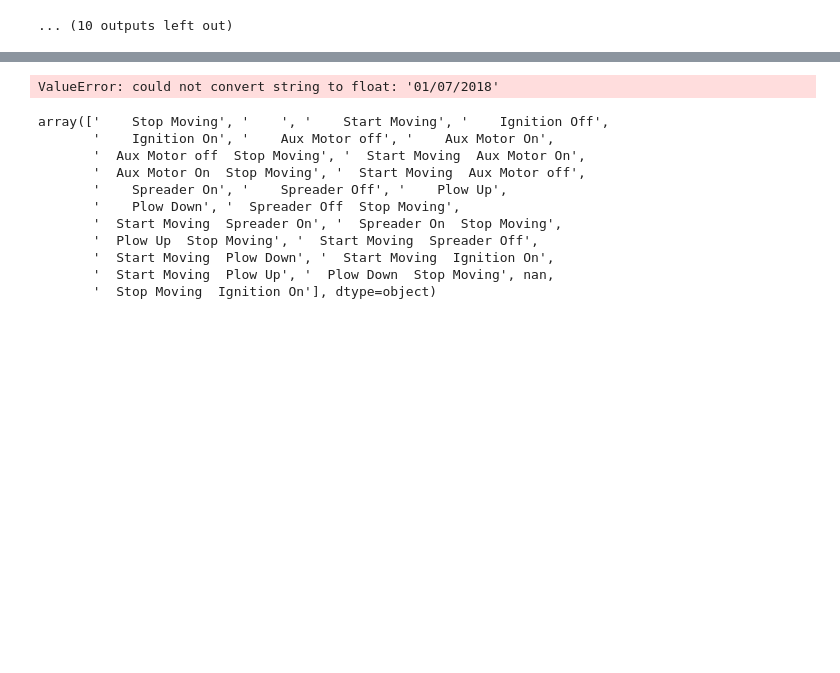
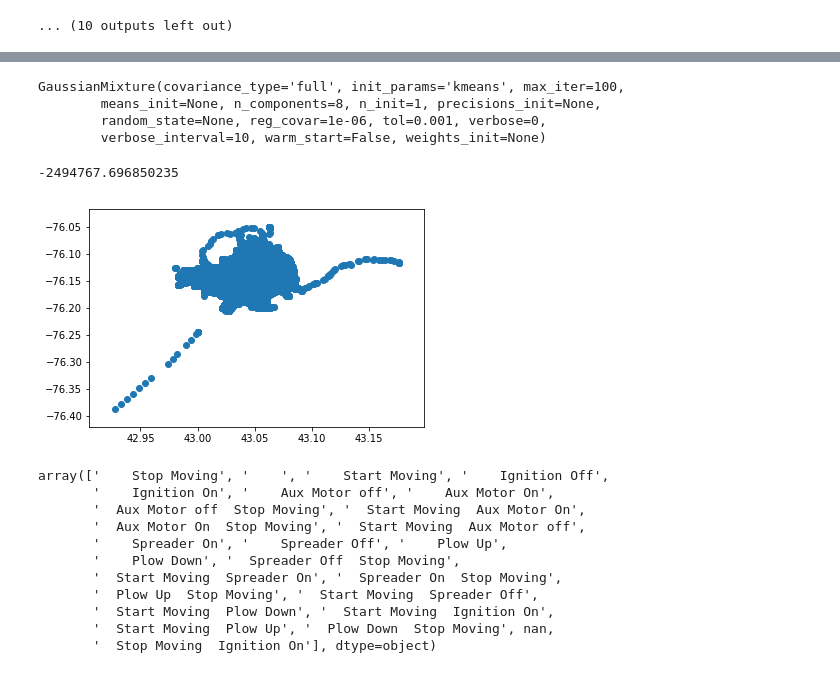
Before and after one commit to paulangton/snowplow-syracuse, a Jupyter notebook: src/Experiments.ipynb, the cells around one changed output, grey strips where cells are left out. Saved outputs shown, nothing was run; the diff lists cells and outputs as text; code cells hidden in the pictures; blank space fills up the shorter version.

```diff
--- a/src/Experiments.ipynb
+++ b/src/Experiments.ipynb
@@ -91,4 +96,4 @@ display(df.tail())
 time_objects = list(map(lambda x: datetime.datetime.strptime(x, '%Y-%m-%d %H:%M:%S.%f').time().strftime('%H:%M:%S'), df['date_fixed']))
 date_objects = list(map(lambda x: datetime.datetime.strptime(x, '%Y-%m-%d %H:%M:%S.%f').date().strftime('%m/%d/%Y'), df['date_fixed']))
 
-df = df.assign(time=time_objects , date=date_objects).drop('date_fixed', axis=1)
+df = df.assign(time=time_objects , date=date_objects).drop(['date_fixed'], axis=1)
@@ -104,8 +110,27 @@ df.head()
+# %%
+trainX = df[['latitude', 'longitude']][:int(df.shape[0]/2)]
+testX = df[['latitude', 'longitude']][int(df.shape[0]/2):]
 # %%
-model = GaussianMixture(n_components=55)
-model.fit(df.drop('date'))
+model = GaussianMixture(n_components=8)
+model.fit(trainX)
 # %% [output]
-ValueError: could not convert string to float: '01/07/2018'
+GaussianMixture(covariance_type='full', init_params='kmeans', max_iter=100,
+        means_init=None, n_components=8, n_init=1, precisions_init=None,
+        random_state=None, reg_covar=1e-06, tol=0.001, verbose=0,
+        verbose_interval=10, warm_start=False, weights_init=None)
+# %%
+model.predict(testX)
+model.bic(testX)
+# %% [output]
+-2494767.696850235
+# %%
+plt.scatter(testX['latitude'], testX['longitude'])
+xmin = 42.925
+xmax = 43.1
+ymin = -76.25
+ymax = -76
+# %% [output]
+[figure, added]
 # %%
 df['activity_type'].unique()
 # %% [output]
```
Also changed, not shown: parts of 3 cells of this notebook, 1 other file.
